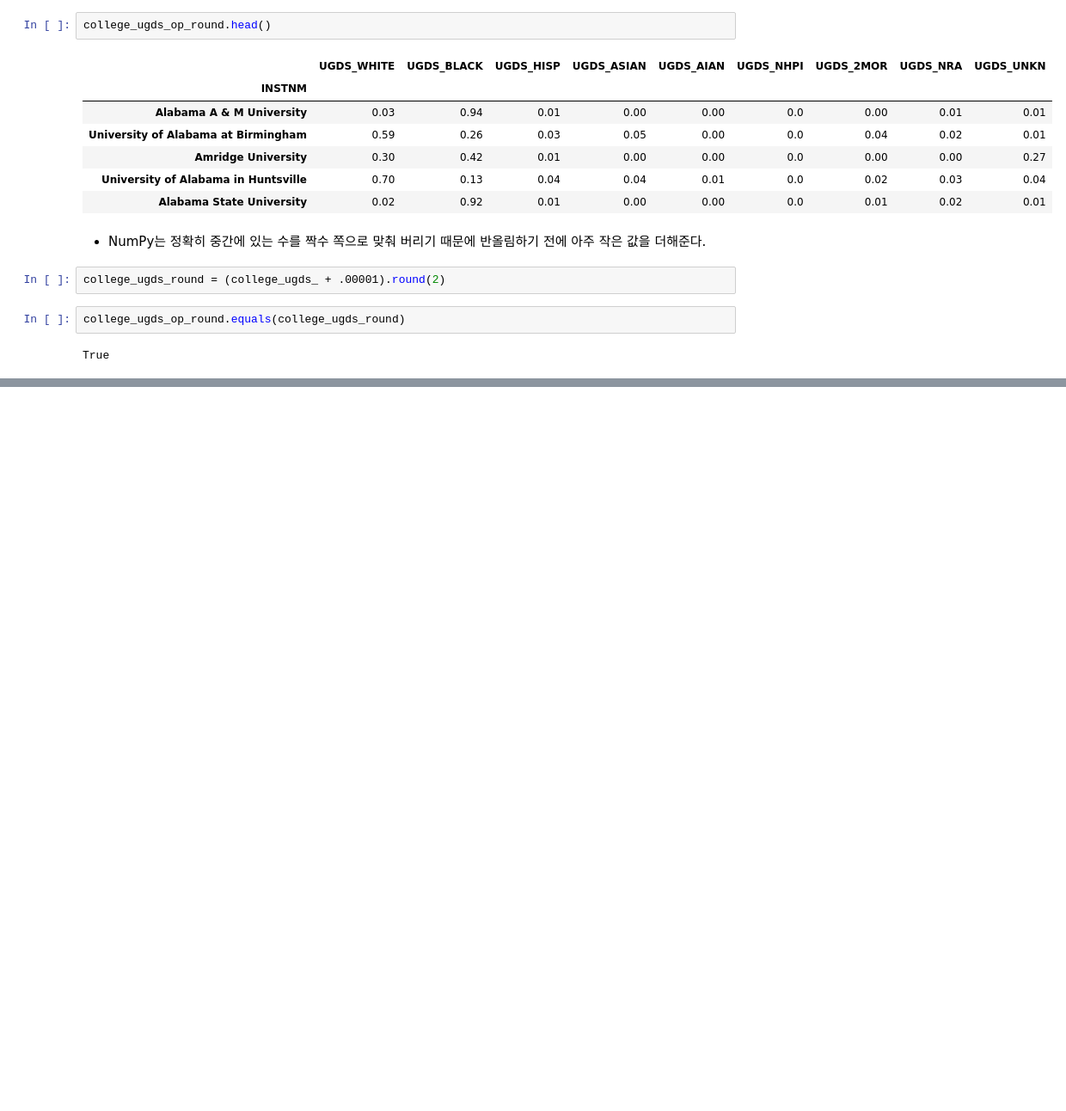
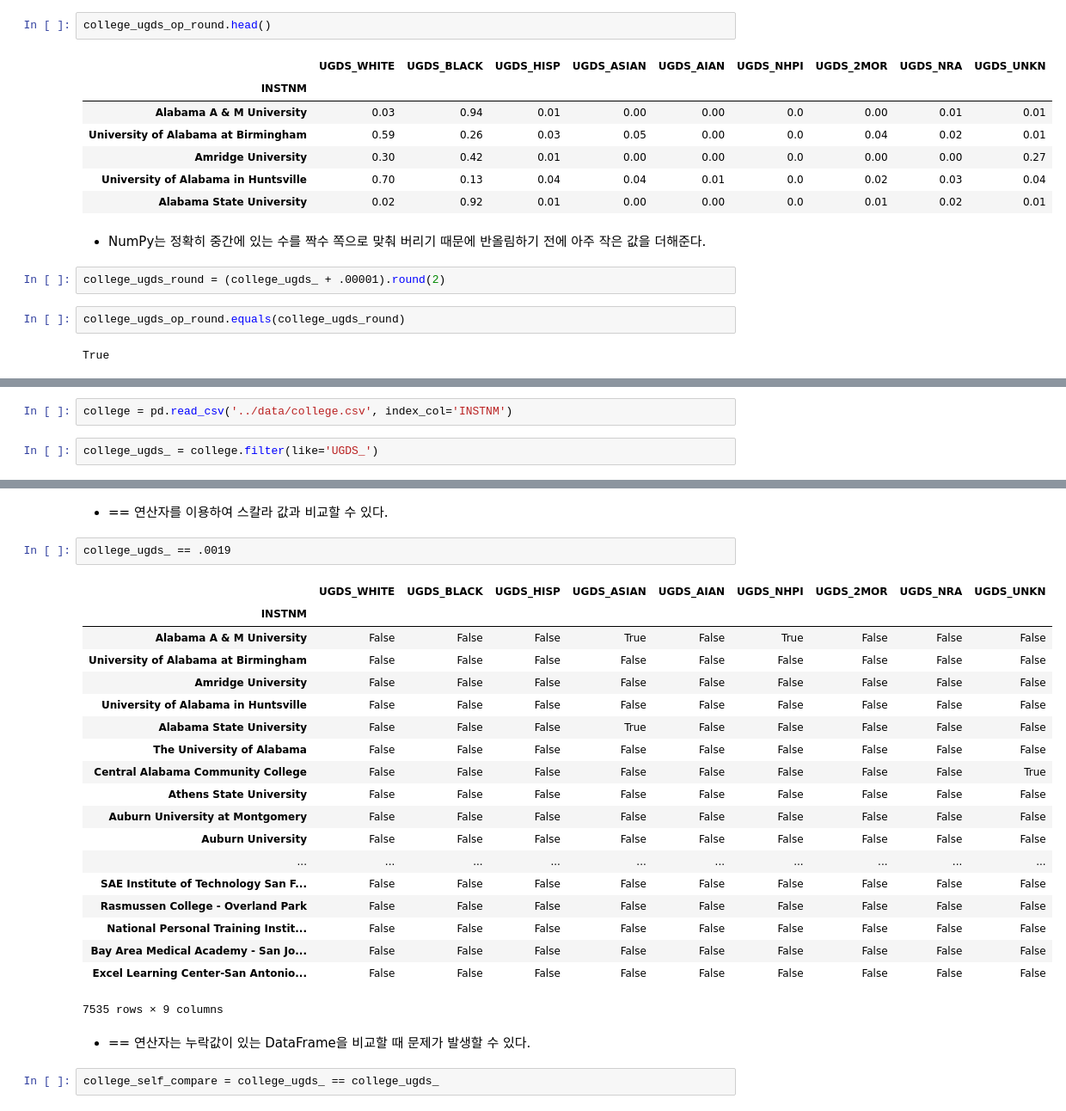
Before and after one commit to angelxtry/PyDataSc, a Jupyter notebook: PandasCookbook/ch02/ch02.DataFrame필수연산.ipynb, the cells around one changed output, grey strips where cells are left out. Shown at 86% size. Drawn from its saved outputs; the diff is of its cells as text; blank space fills up the shorter version.

```diff
--- a/PandasCookbook/ch02/ch02.DataFrame필수연산.ipynb
+++ b/PandasCookbook/ch02/ch02.DataFrame필수연산.ipynb
@@ -456,0 +481,4 @@ True
+# %%
+college = pd.read_csv('../data/college.csv', index_col='INSTNM')
+# %%
+college_ugds_ = college.filter(like='UGDS_')
@@ -456,0 +495,28 @@ True
+# %% [markdown]
+- == 연산자를 이용하여 스칼라 값과 비교할 수 있다.
+# %%
+college_ugds_ == .0019
+# %% [output]
+|  | UGDS_WHITE | UGDS_BLACK | UGDS_HISP | UGDS_ASIAN | UGDS_AIAN | UGDS_NHPI | UGDS_2MOR | UGDS_NRA | UGDS_UNKN |
+| INSTNM |  |  |  |  |  |  |  |  |  |
+| Alabama A & M University | False | False | False | True | False | True | False | False | False |
+| University of Alabama at Birmingham | False | False | False | False | False | False | False | False | False |
+| Amridge University | False | False | False | False | False | False | False | False | False |
+| University of Alabama in Huntsville | False | False | False | False | False | False | False | False | False |
+| Alabama State University | False | False | False | True | False | False | False | False | False |
+| The University of Alabama | False | False | False | False | False | False | False | False | False |
+| Central Alabama Community College | False | False | False | False | False | False | False | False | True |
+| Athens State University | False | False | False | False | False | False | False | False | False |
+| Auburn University at Montgomery | False | False | False | False | False | False | False | False | False |
+| Auburn University | False | False | False | False | False | False | False | False | False |
+| ... | ... | ... | ... | ... | ... | ... | ... | ... | ... |
+| SAE Institute of Technology San F... | False | False | False | False | False | False | False | False | False |
+| Rasmussen College - Overland Park | False | False | False | False | False | False | False | False | False |
+| National Personal Training Instit... | False | False | False | False | False | False | False | False | False |
+| Bay Area Medical Academy - San Jo... | False | False | False | False | False | False | False | False | False |
+| Excel Learning Center-San Antonio... | False | False | False | False | False | False | False | False | False |
+7535 rows × 9 columns
+# %% [markdown]
+- == 연산자는 누락값이 있는 DataFrame을 비교할 때 문제가 발생할 수 있다.
+# %%
+college_self_compare = college_ugds_ == college_ugds_
```
Also changed, not shown: parts of 48 cells of this notebook, 1 other file.
